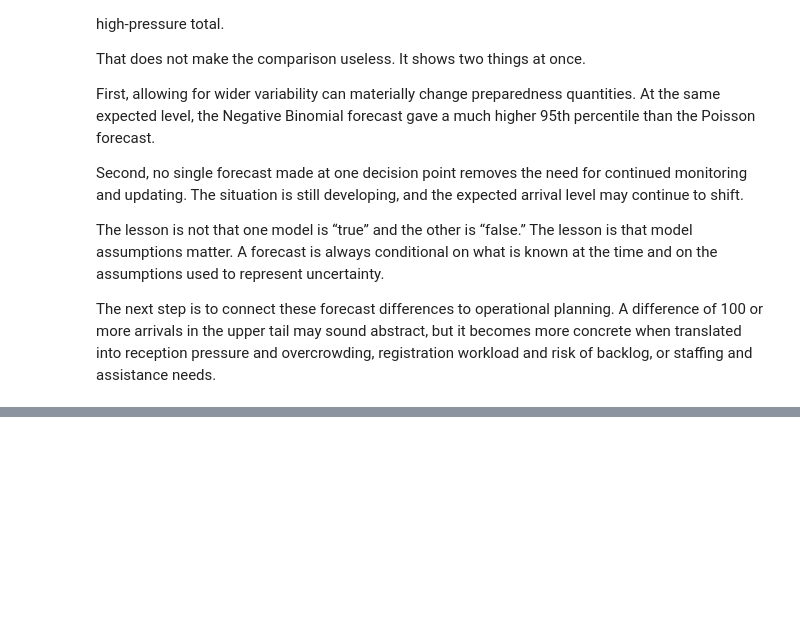
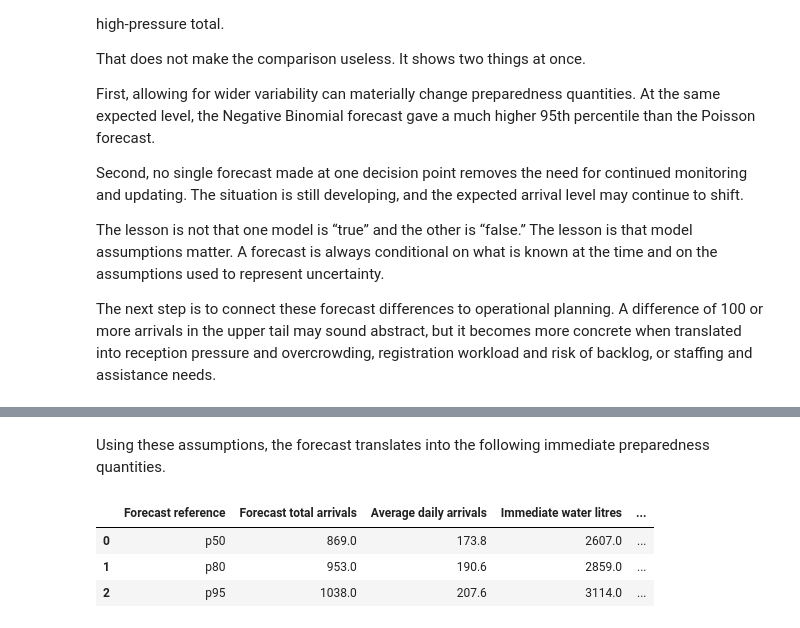
Before and after one commit to kcsongor011/humanitarian_decision_toolkit, a Jupyter notebook: notebooks/forecasting/arrival_dynamics_1_short_term_border_arrivals.ipynb, the cells around one changed output, grey strips where cells are left out. Cells and saved outputs as stored; diff of their text form; code cells hidden in the pictures; blank space fills up the shorter version.

Commit message:
Add arrival dynamics notebook batch C

```diff
--- a/notebooks/forecasting/arrival_dynamics_1_short_term_border_arrivals.ipynb
+++ b/notebooks/forecasting/arrival_dynamics_1_short_term_border_arrivals.ipynb
@@ -597,0 +844,49 @@ The next step is to connect these forecast differences to operational planning.
+# %% [markdown]
+Using these assumptions, the forecast translates into the following immediate preparedness quantities.
+# %%
+preparedness_days_19_23 = translate_arrival_totals_to_preparedness(
+    forecast_days_19_23_totals,
+    forecast_horizon_days=5,
+)
+
+preparedness_days_19_23_display = preparedness_days_19_23.rename(
+    columns={
+        "forecast_reference": "Forecast reference",
+        "forecast_total_arrivals": "Forecast total arrivals",
+        "average_daily_arrivals": "Average daily arrivals",
+        "immediate_water_litres": "Immediate water litres",
+        "immediate_food_units": "Immediate food units",
+        "protection_contacts": "Protection contacts",
+        "protection_staff_days": "Protection staff-days",
+        "registration_workload": "Registration workload",
+        "medical_team_days": "Medical team-days",
+    }
+)[
+    [
+        "Forecast reference",
+        "Forecast total arrivals",
+        "Average daily arrivals",
+        "Immediate water litres",
+        "Immediate food units",
+        "Protection contacts",
+        "Protection staff-days",
+        "Registration workload",
+        "Medical team-days",
+    ]
+]
+
+preparedness_days_19_23_display.round(
+    {
+        "Forecast total arrivals": 1,
+        "Average daily arrivals": 1,
+        "Immediate water litres": 1,
+        "Immediate food units": 1,
+        "Protection contacts": 1,
+        "Registration workload": 1,
+    }
+)
+# %% [output]
+|  | Forecast reference | Forecast total arrivals | Average daily arrivals | Immediate water litres | ... |
+| 0 | p50 | 869.0 | 173.8 | 2607.0 | ... |
+| 1 | p80 | 953.0 | 190.6 | 2859.0 | ... |
+| 2 | p95 | 1038.0 | 207.6 | 3114.0 | ... |
```
Also changed, not shown: parts of 39 cells of this notebook.
